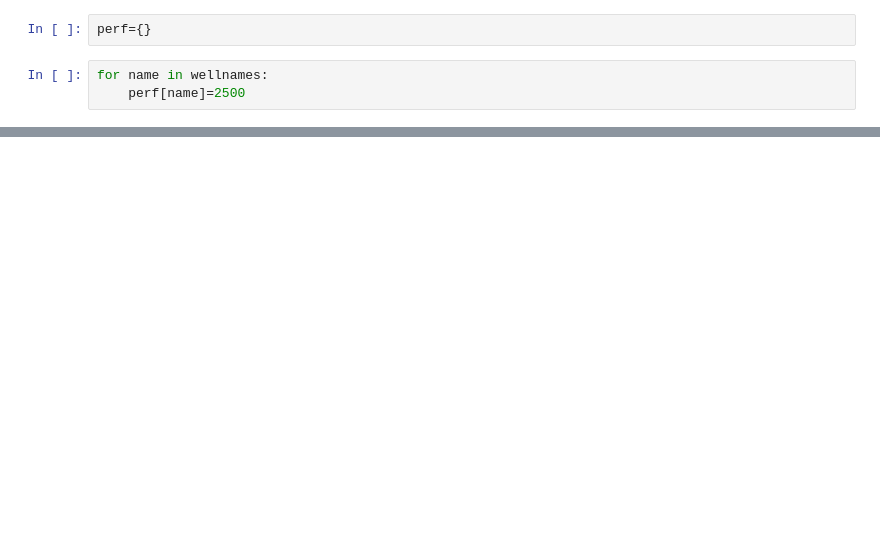
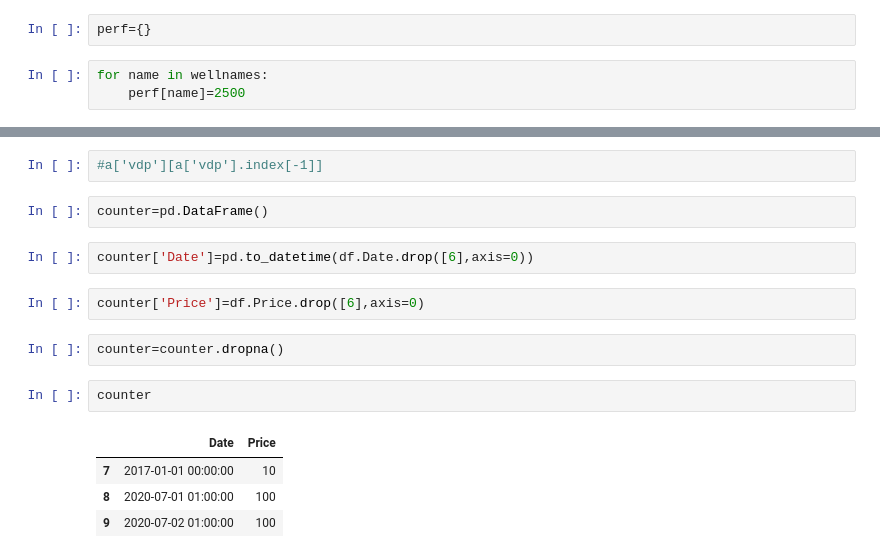
Before and after one commit to unifloc/simgame, a Jupyter notebook: game/test_anat.ipynb, the cells around one changed output, grey strips where cells are left out. Saved outputs shown, nothing was run; the diff lists cells and outputs as text; blank space fills up the shorter version.

```diff
--- a/game/test_anat.ipynb
+++ b/game/test_anat.ipynb
@@ -31,0 +60,17 @@ perf
+# %%
+#a['vdp'][a['vdp'].index[-1]]
+# %%
+counter=pd.DataFrame()
+# %%
+counter['Date']=pd.to_datetime(df.Date.drop([6],axis=0))
+# %%
+counter['Price']=df.Price.drop([6],axis=0)
+# %%
+counter=counter.dropna()
+# %%
+counter
+# %% [output]
+|  | Date | Price |
+| 7 | 2017-01-01 00:00:00 | 10 |
+| 8 | 2020-07-01 01:00:00 | 100 |
+| 9 | 2020-07-02 01:00:00 | 100 |
```
Also changed, not shown: parts of 9 cells of this notebook.
